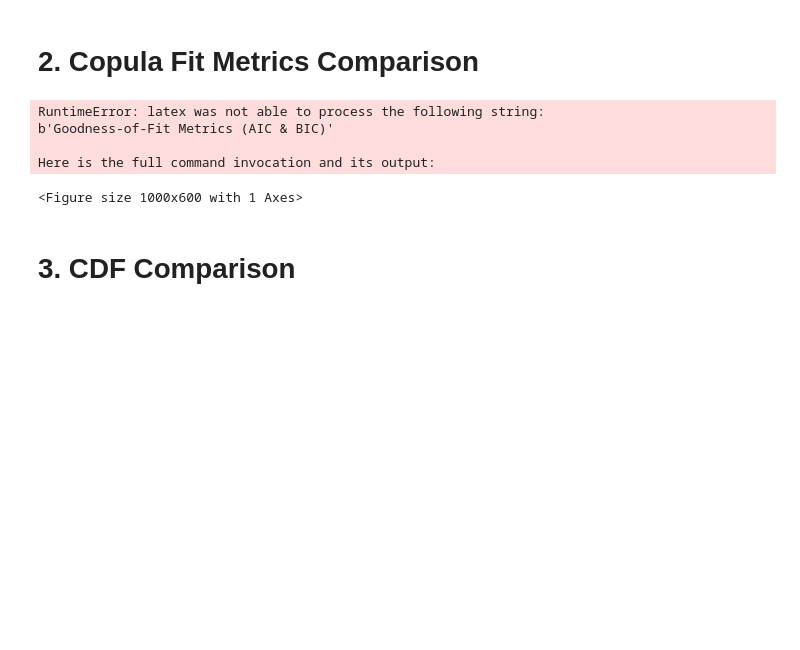
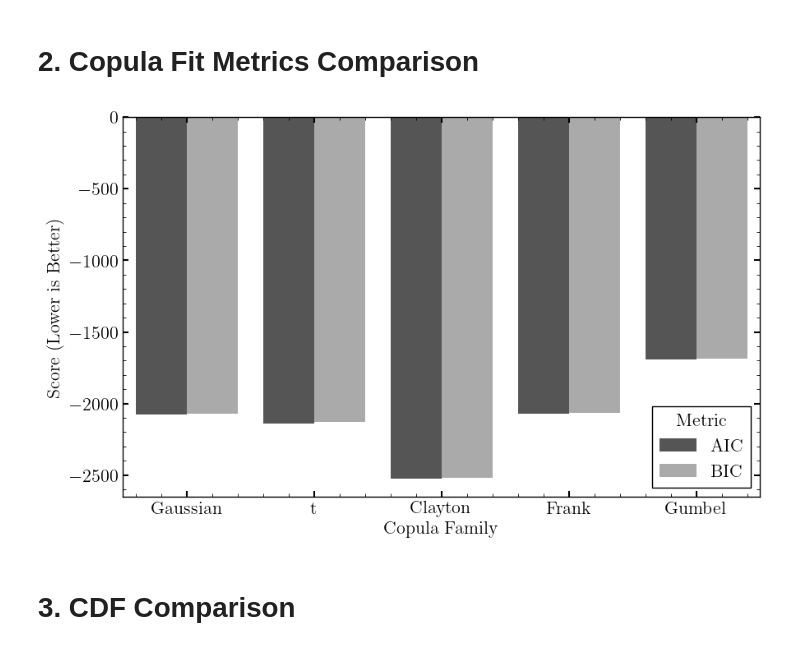
Before and after one commit to abdelrahmanaltawil/publications-implementation, a Jupyter notebook: Dependency Structure of Rainfall Events in Runoff Modeling Using Copulas/notebooks/02_copula_fitting_plotting.ipynb, the cells around one changed output. Drawn from its saved outputs; the diff is of its cells as text; code cells hidden in the pictures; blank space fills up the shorter version.

```diff
--- a/Dependency Structure of Rainfall Events in Runoff Modeling Using Copulas/notebooks/02_copula_fitting_plotting.ipynb
+++ b/Dependency Structure of Rainfall Events in Runoff Modeling Using Copulas/notebooks/02_copula_fitting_plotting.ipynb
@@ -95,20 +55,17 @@ plt.show()
 # %%
 # Melt for seaborn plotting
 metrics_melted = df_metrics.melt(id_vars=['Family'], value_vars=['AIC', 'BIC'], var_name='Metric', value_name='Value')
 
 plt.figure(figsize=(10, 6))
 sns.barplot(data=metrics_melted, x='Family', y='Value', hue='Metric', palette="grey")
-plt.title('Goodness-of-Fit Metrics (AIC & BIC)')
+# plt.title('Goodness-of-Fit Metrics (AIC & BIC)')
 plt.ylabel('Score (Lower is Better)')
 plt.xlabel('Copula Family')
 plt.legend(title='Metric')
+# plt.savefig("plots/bootstrap_tau.pdf", bbox_inches='tight')
 plt.show()
 # %% [output]
-RuntimeError: latex was not able to process the following string:
-b'Goodness-of-Fit Metrics (AIC & BIC)'
-
-Here is the full command invocation and its output:
-<Figure size 1000x600 with 1 Axes>
+[figure, added]
 # %% [markdown]
 # 3. CDF Comparison
 # %%
```
Also changed, not shown: parts of 5 cells of this notebook, 26 other files.
